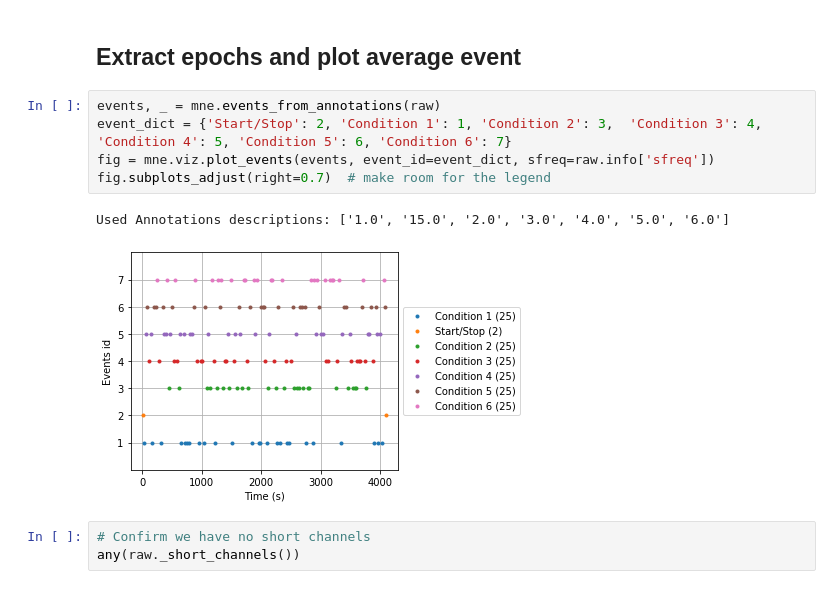
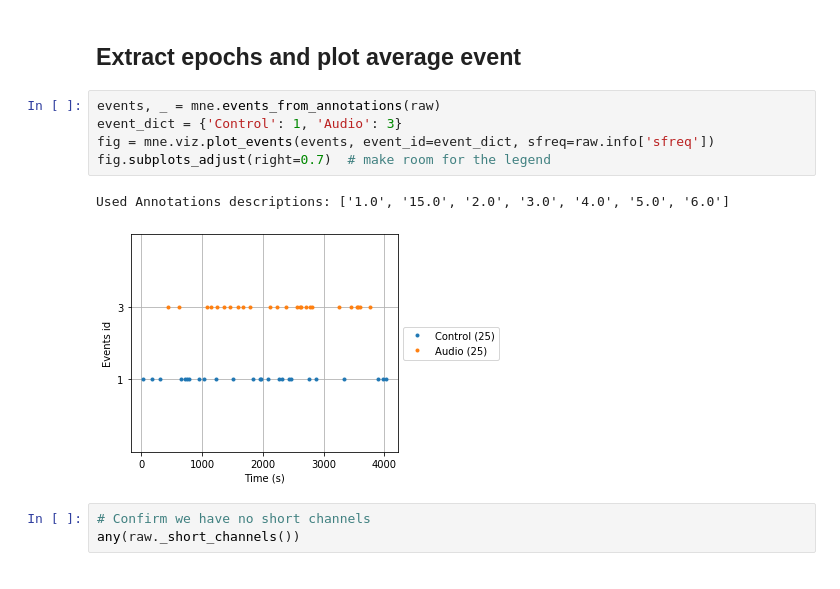
Before and after one commit to rob-luke/mne-fnirs-demo, a Jupyter notebook: NIRx Reader.ipynb, the cells around one changed output. Cells and saved outputs as stored; diff of their text form.

```diff
--- a/NIRx Reader.ipynb
+++ b/NIRx Reader.ipynb
@@ -26,12 +26,12 @@ raw.plot(duration=290, start=0);
 ## Extract epochs and plot average event
 # %%
 events, _ = mne.events_from_annotations(raw)
-event_dict = {'Start/Stop': 2, 'Condition 1': 1, 'Condition 2': 3,  'Condition 3': 4, 'Condition 4': 5, 'Condition 5': 6, 'Condition 6': 7}
+event_dict = {'Control': 1, 'Audio': 3}
 fig = mne.viz.plot_events(events, event_id=event_dict, sfreq=raw.info['sfreq'])
 fig.subplots_adjust(right=0.7)  # make room for the legend
 # %% [output]
 Used Annotations descriptions: ['1.0', '15.0', '2.0', '3.0', '4.0', '5.0', '6.0']
-[figure, old version]
+[figure, new version]
 # %%
 # Confirm we have no short channels
 any(raw._short_channels())
```
Also changed, not shown: parts of 5 cells of this notebook.
